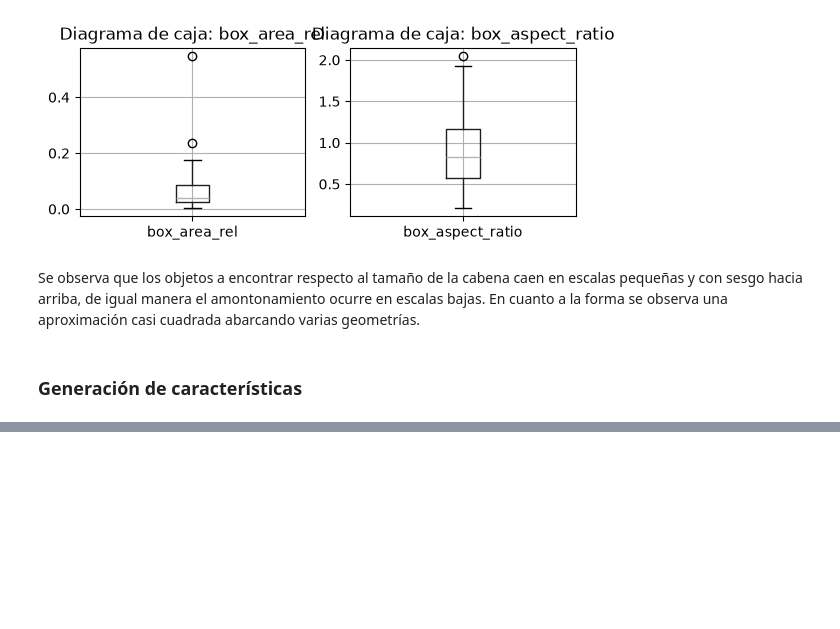
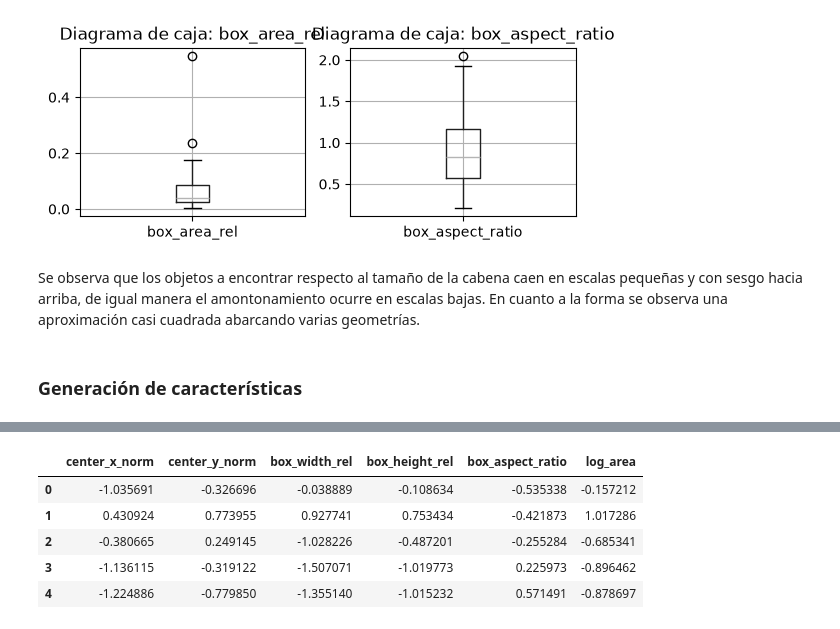
Before and after one commit to MarceloIsmael21/TC5031.10_ProyectoIntegrador, a Jupyter notebook: Notebooks/02_FE.ipynb, the cells around one changed output, grey strips where cells are left out. Cells and saved outputs as stored; diff of their text form; code cells hidden in the pictures; blank space fills up the shorter version.

```diff
--- a/Notebooks/02_FE.ipynb
+++ b/Notebooks/02_FE.ipynb
@@ -192,0 +237,18 @@ Se observa que los objetos a encontrar respecto al tamaño de la cabena caen en
+# %%
+from sklearn.preprocessing import StandardScaler
+
+# Columnas numéricas que me interesan escalar
+num_cols = ["center_x_norm", "center_y_norm", "box_width_rel", "box_height_rel", "box_aspect_ratio", "log_area"]
+scaler = StandardScaler()
+
+features_scaled = features_df.copy()
+features_scaled[num_cols] = scaler.fit_transform(features_df[num_cols])
+
+features_scaled[num_cols].head()
+# %% [output]
+|  | center_x_norm | center_y_norm | box_width_rel | box_height_rel | box_aspect_ratio | log_area |
+| 0 | -1.035691 | -0.326696 | -0.038889 | -0.108634 | -0.535338 | -0.157212 |
+| 1 | 0.430924 | 0.773955 | 0.927741 | 0.753434 | -0.421873 | 1.017286 |
+| 2 | -0.380665 | 0.249145 | -1.028226 | -0.487201 | -0.255284 | -0.685341 |
+| 3 | -1.136115 | -0.319122 | -1.507071 | -1.019773 | 0.225973 | -0.896462 |
+| 4 | -1.224886 | -0.779850 | -1.355140 | -1.015232 | 0.571491 | -0.878697 |
```
Also changed, not shown: parts of 23 cells of this notebook.
